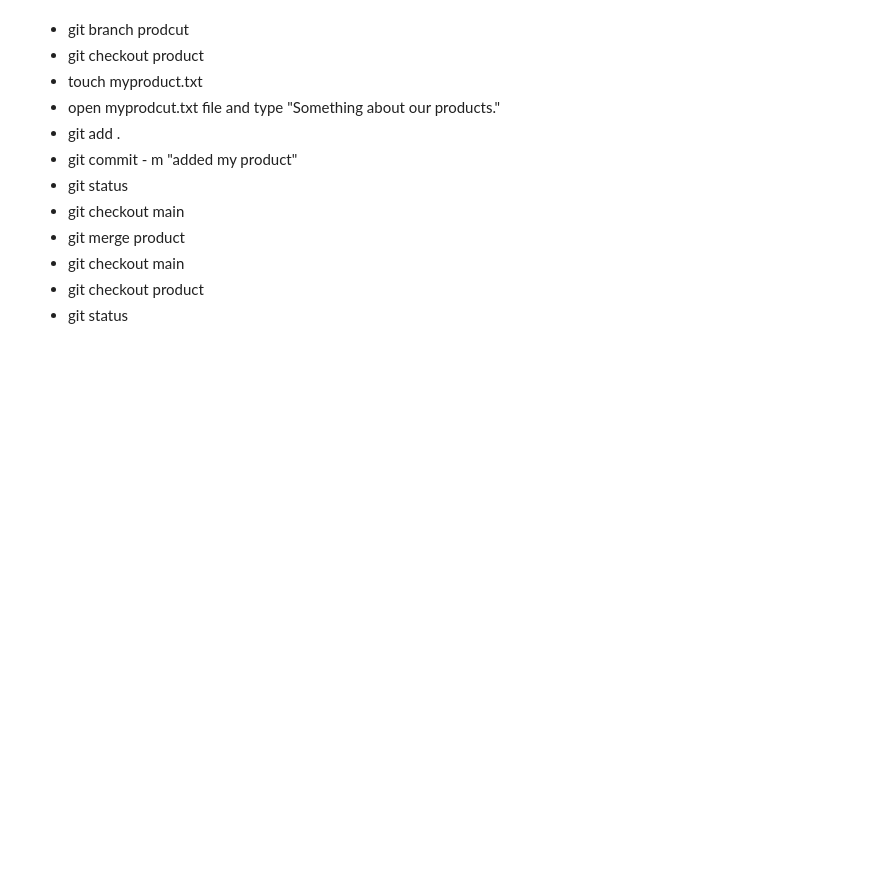
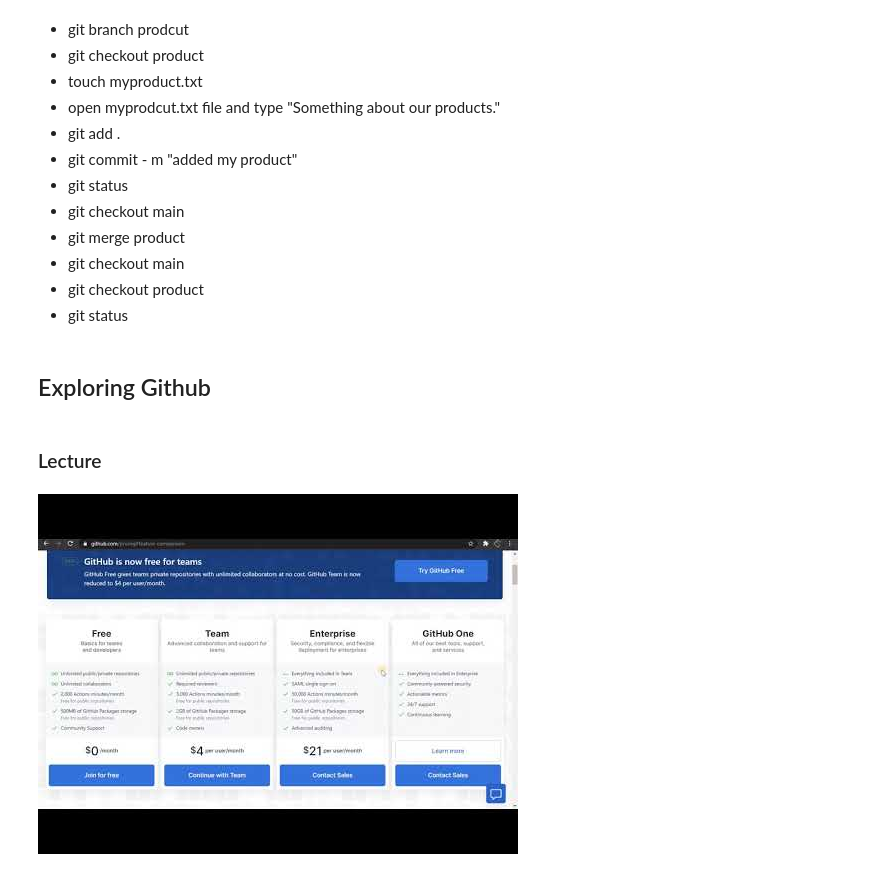
Before and after one commit to swunnthutwonn/Basic-GitHub-Course, a Jupyter notebook: BasicGitHub_Course.ipynb, the cells around one changed output. Drawn from its saved outputs; the diff is of its cells as text; code cells hidden in the pictures; blank space fills up the shorter version.

```diff
--- a/BasicGitHub_Course.ipynb
+++ b/BasicGitHub_Course.ipynb
@@ -287,3 +287,11 @@ YouTubeVideo('KTLTDnBa5Rw')
 * git checkout main
 * git checkout product
 * git status
+# %% [markdown]
+## Exploring Github
+# %% [markdown]
+### Lecture
+# %%
+YouTubeVideo('smX-rhw9Rsc')
+# %% [output]
+[figure, added]
```
Also changed, not shown: parts of 10 cells of this notebook, 17 other files.
